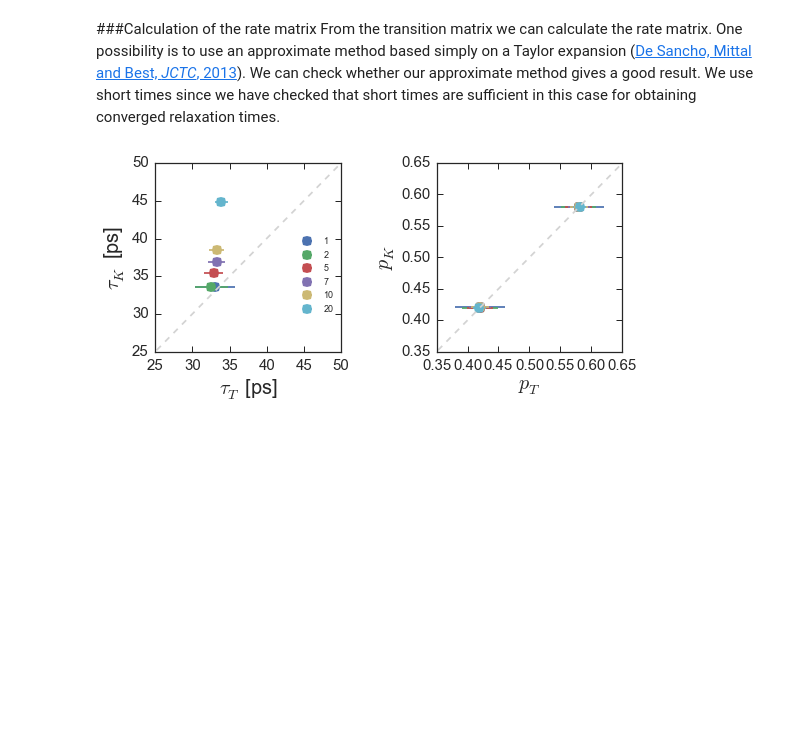
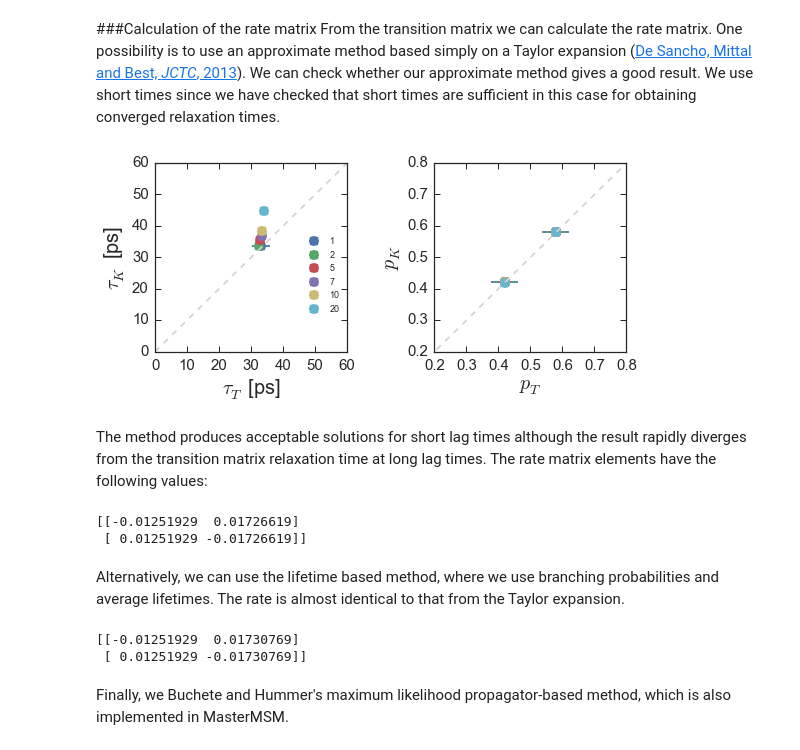
Before and after one commit to BioKT/MasterMSM, a Jupyter notebook: examples/alanine_dipeptide/ala_dipeptide.ipynb, the cells around one changed output. Saved outputs shown, nothing was run; the diff lists cells and outputs as text; code cells hidden in the pictures; blank space fills up the shorter version.

Commit message:
msm : working lifetime based method

```diff
--- a/examples/alanine_dipeptide/ala_dipeptide.ipynb
+++ b/examples/alanine_dipeptide/ala_dipeptide.ipynb
@@ -158,23 +158,40 @@ From the transition matrix we can calculate the rate matrix. One possibility is
 # %%
 fig, ax = plt.subplots(1,2, figsize=(7.5,3.5))
 for i in [1, 2, 5, 7, 10, 20]:
     msm_alaTB.msms[i].do_rate()
     ax[0].errorbar(msm_alaTB.msms[i].tauT, msm_alaTB.msms[i].tauK, fmt='o', xerr=msm_alaTB.msms[i].tau_std, markersize=10, label=str(i))
     ax[1].errorbar(msm_alaTB.msms[i].peqT, msm_alaTB.msms[i].peqK, fmt='o', xerr=msm_alaTB.msms[i].peq_std, markersize=10, label=str(i))
 
 ax[0].plot([0,100],[0,100],'--', color='lightgray')
 ax[0].set_xlabel(r'$\tau_T$ [ps]', fontsize=20)
 ax[0].set_ylabel(r'$\tau_K$ [ps]', fontsize=20)
-ax[0].set_xlim(25,50)
-ax[0].set_ylim(25,50)
+ax[0].set_xlim(0,60)
+ax[0].set_ylim(0,60)
 
 ax[1].plot([0.1,1],[0.1,1],'--', color='lightgray')
 ax[1].set_xlabel(r'$p_T$', fontsize=20)
 ax[1].set_ylabel(r'$p_K$', fontsize=20)
-ax[1].set_xlim(0.35,0.65)
-ax[1].set_ylim(0.35,0.65)
+ax[1].set_xlim(0.2,0.8)
+ax[1].set_ylim(0.2,0.8)
 
 ax[0].legend(fontsize=9, bbox_to_anchor=(1.0, 0.65))
 plt.tight_layout(pad=0.4, w_pad=3)
 # %% [output]
-[figure, old version]
+[figure, new version]
+# %% [markdown]
+The method produces acceptable solutions for short lag times although the result rapidly diverges from the transition matrix relaxation time at long lag times. The rate matrix elements have the following values:
+# %%
+print msm_alaTB.msms[1].rate
+# %% [output]
+[[-0.01251929  0.01726619]
+ [ 0.01251929 -0.01726619]]
+# %% [markdown]
+Alternatively, we can use the lifetime based method, where we use branching probabilities and average lifetimes. The rate is almost identical to that from the Taylor expansion.
+# %%
+msm_alaTB.do_lbrate()
+print msm_alaTB.lbrate
+# %% [output]
+[[-0.01251929  0.01730769]
+ [ 0.01251929 -0.01730769]]
+# %% [markdown]
+Finally, we Buchete and Hummer's maximum likelihood propagator-based method, which is also implemented in MasterMSM.
```
Also changed, not shown: parts of 3 cells of this notebook, 2 other files.
